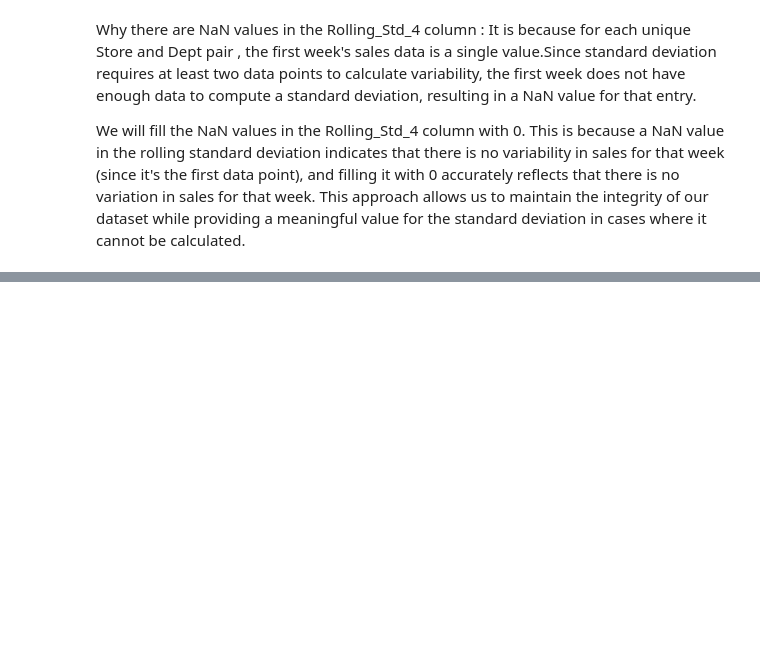
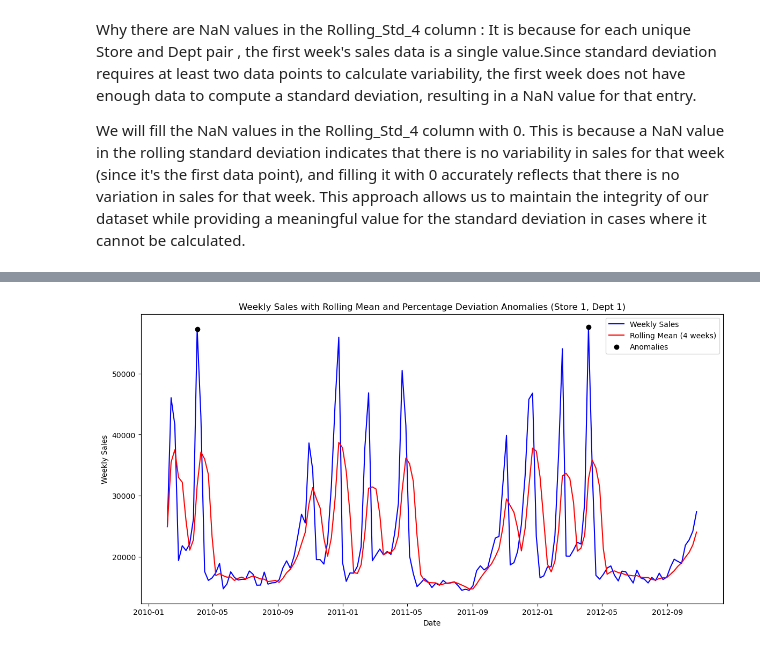
Before and after one commit to AnkurBhatt07/Integrated-Retail-Analytics-for-Store-Optimization-and-Demand-Forecasting, a Jupyter notebook: 2_eda_and_feature_engineering.ipynb, the cells around one changed output, grey strips where cells are left out. Cells and saved outputs as stored; diff of their text form; code cells hidden in the pictures; blank space fills up the shorter version.

```diff
--- a/2_eda_and_feature_engineering.ipynb
+++ b/2_eda_and_feature_engineering.ipynb
@@ -417,0 +479,21 @@ df.to_parquet("processed_data/feature_engineered_retail_data.parquet", index=Fal
+# %%
+# Visualising anomalies based on percentage deviation for a specific store and department (Store 1, Dept 1).Threshold is set to 70% deviation from the rolling mean.
+threshold = 0.7 # 70% deviation from the rolling mean
+
+subset = df[(df["Store"]==1) & (df["Dept"]==1)].copy()
+
+plt.figure(figsize=(14,7))
+plt.plot(subset["Date"],subset["Weekly_Sales"], label="Weekly Sales",color='blue')
+plt.plot(subset["Date"] , subset["Rolling_Mean_4"] , label = "Rolling Mean (4 weeks)" , color = 'red')
+
+# Highlighting anomalies
+subset_anomalies = subset[subset["Pct_Deviation"].abs() > threshold]
+plt.scatter(subset_anomalies["Date"] , subset_anomalies["Weekly_Sales"], color='black', label='Anomalies', zorder=5)
+
+plt.xlabel("Date")
+plt.ylabel("Weekly Sales")
+plt.title("Weekly Sales with Rolling Mean and Percentage Deviation Anomalies (Store 1, Dept 1)")
+plt.legend()
+plt.show()
+# %% [output]
+[figure, added]
```
Also changed, not shown: parts of 17 cells of this notebook, 5 other files.
